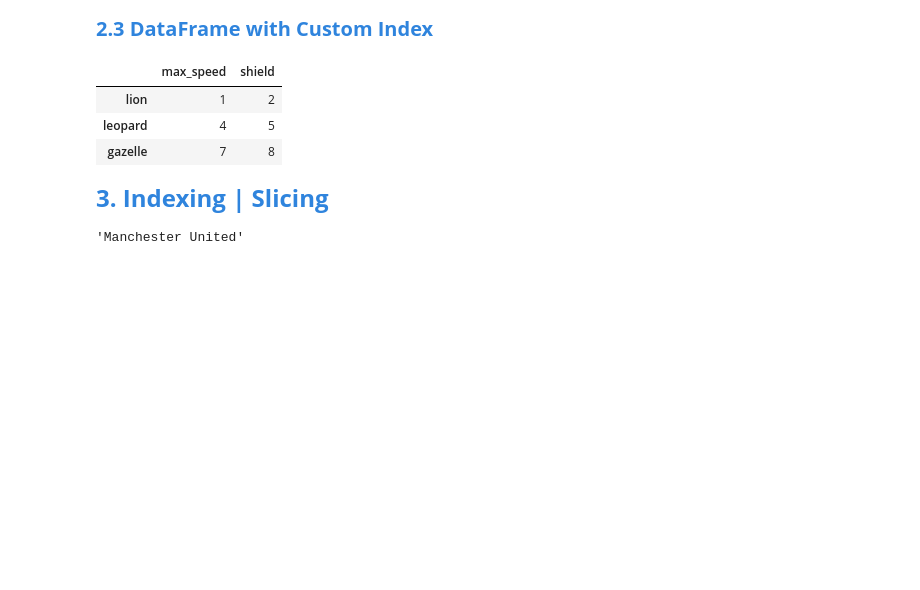
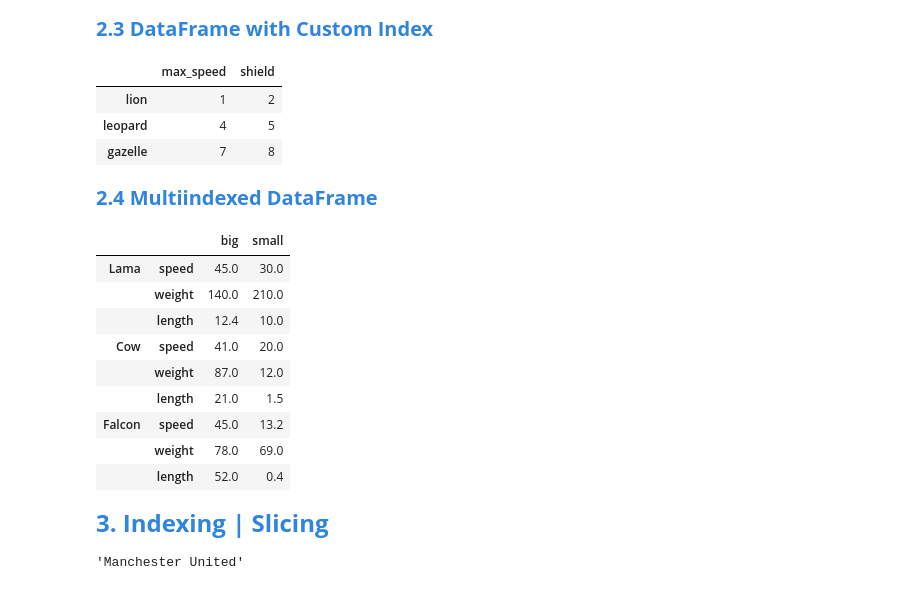
Before and after one commit to erikintech/Artificial-Intelligence, a Jupyter notebook: Pandas/pandas.ipynb, the cells around one changed output. Cells and saved outputs as stored; diff of their text form; code cells hidden in the pictures; blank space fills up the shorter version.

```diff
--- a/Pandas/pandas.ipynb
+++ b/Pandas/pandas.ipynb
@@ -117,6 +117,35 @@ animals_df
 | lion | 1 | 2 |
 | leopard | 4 | 5 |
 | gazelle | 7 | 8 |
+# %% [markdown]
+<span style="color:#2f84dd; font-size:20px">
+    <strong>2.4 Multiindexed DataFrame</strong>
+</span>
+# %%
+multi = pd.MultiIndex(
+    levels= [['Lama', 'Cow', 'Falcon'], ['speed', 'weight', 'length']],
+    codes= [ [0, 0, 0, 1, 1, 1, 2, 2, 2], [0, 1, 2, 0, 1, 2, 0, 1, 2] ]
+)
+
+multi_df = pd.DataFrame(
+    index= multi,
+    columns= ['big', 'small'],
+    data= [ [45, 30], [140, 210], [12.4, 10], [41, 20], [87, 12], [21, 1.5],
+          [45, 13.2], [78, 69], [52, 0.4]]
+)
+
+multi_df
+# %% [output]
+|  |  | big | small |
+| Lama | speed | 45.0 | 30.0 |
+|  | weight | 140.0 | 210.0 |
+|  | length | 12.4 | 10.0 |
+| Cow | speed | 41.0 | 20.0 |
+|  | weight | 87.0 | 12.0 |
+|  | length | 21.0 | 1.5 |
+| Falcon | speed | 45.0 | 13.2 |
+|  | weight | 78.0 | 69.0 |
+|  | length | 52.0 | 0.4 |
 # %% [markdown]
 <span style="color:#2f84dd; font-size:24px">
     <strong>3. Indexing | Slicing</strong>
```
Also changed, not shown: parts of 4 cells of this notebook, 1 other file.
